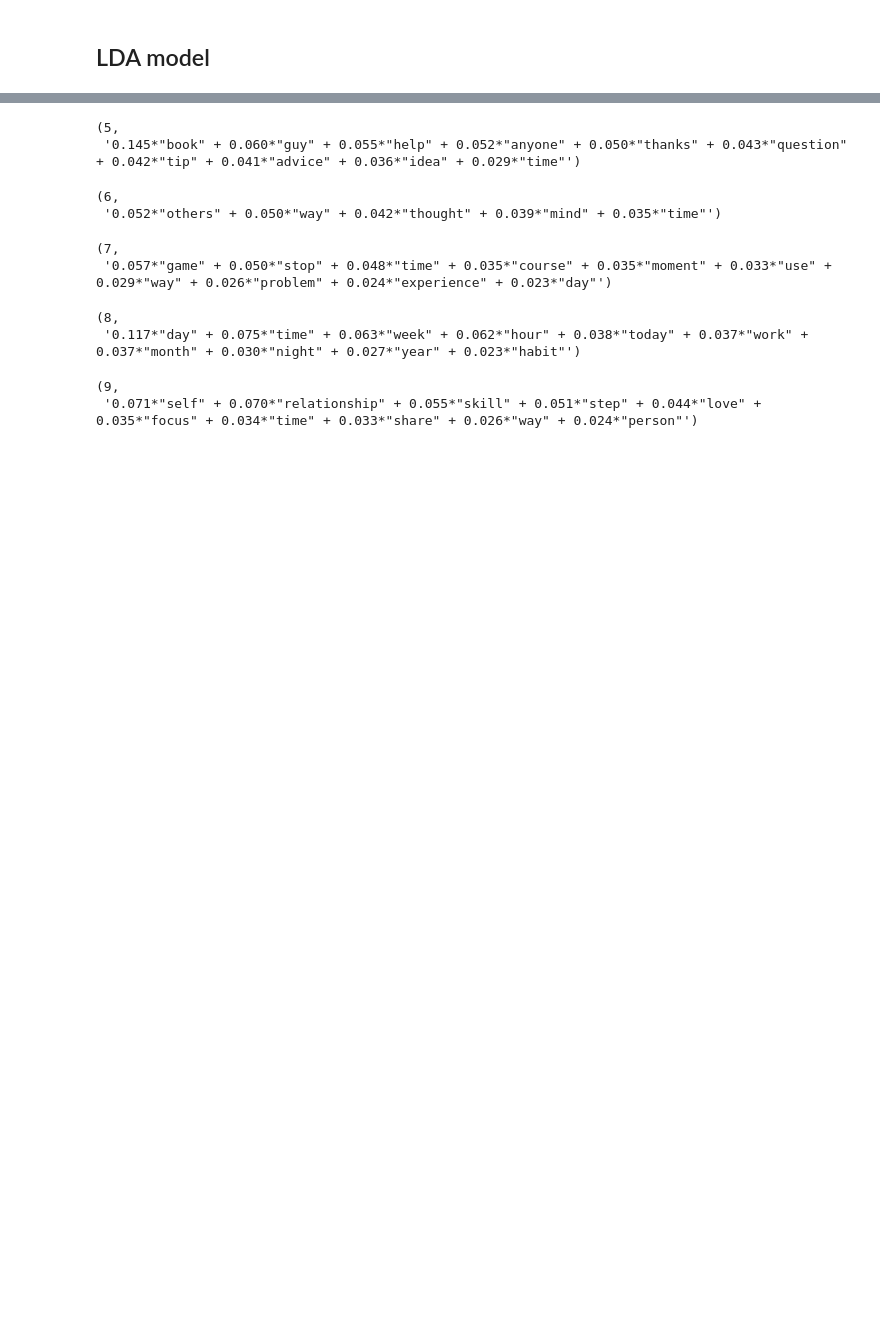
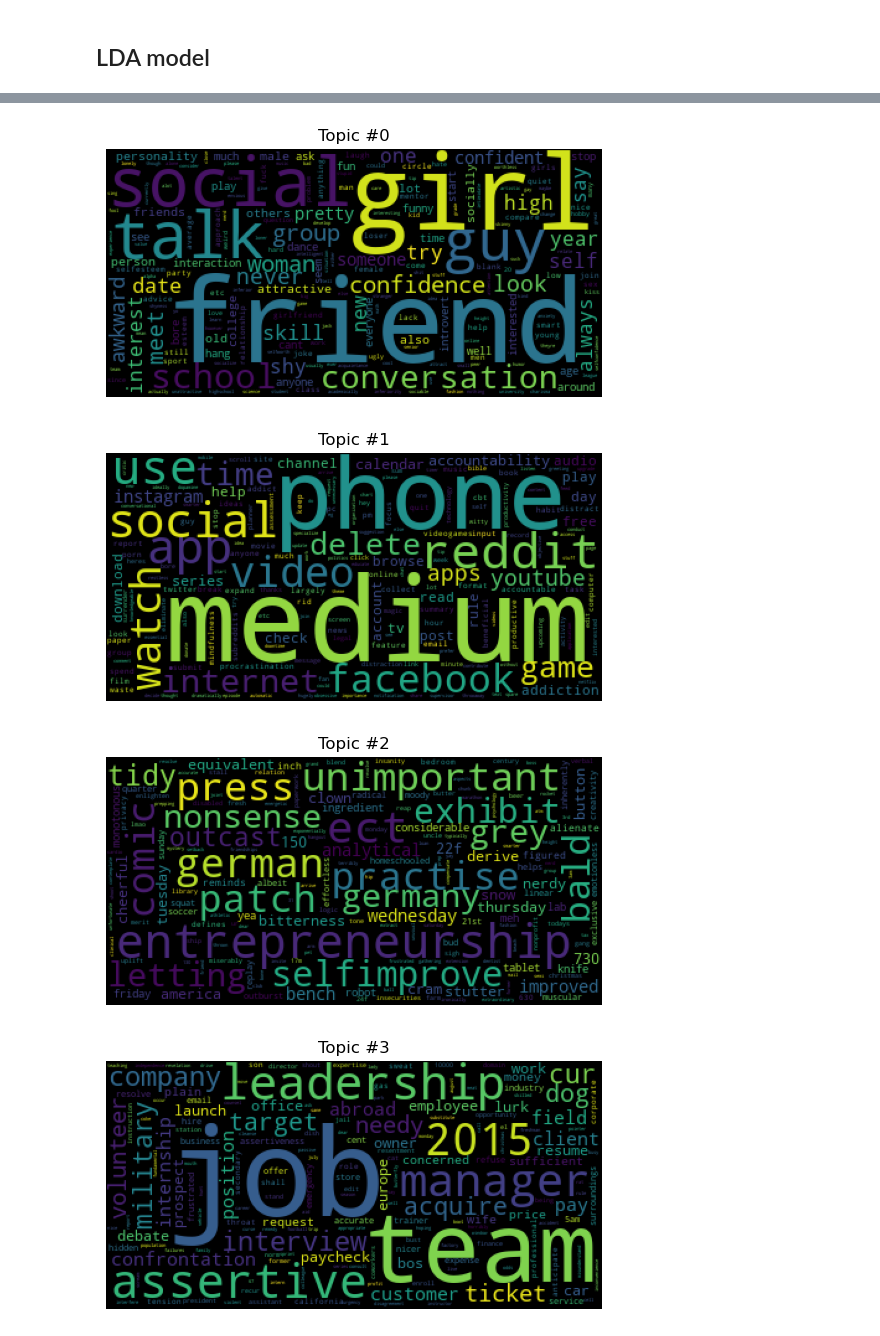
Before and after one commit to xamwood/Metis_unsupervised_NLP_project, a Jupyter notebook: improvement_project.ipynb, the cells around one changed output, grey strips where cells are left out. Saved outputs shown, nothing was run; the diff lists cells and outputs as text; code cells hidden in the pictures; blank space fills up the shorter version.

```diff
--- a/improvement_project.ipynb
+++ b/improvement_project.ipynb
@@ -554,14 +594,16 @@ consider_removing = ['like','feel','goal','think',
 # %%
+# make the bow and term doc matrix the same (this is whats giving you errors)
+
 from sklearn.feature_extraction.text import CountVectorizer
 from gensim import corpora, models, matutils
 
+docs = post_df_sm.title_selftext
 
+vectorizer = TfidfVectorizer(min_df = .001, max_df = .999, stop_words = consider_removing)
+vectorized = vectorizer.fit_transform(docs)
+doc_tokenized = vectorizer.inverse_transform(vectorized)
 
-docs = post_df.title_selftext
-
-
-#vectorizer = CountVectorizer(stop_words = consider_removing)
-#vectorizer = CountVectorizer(min_df = .05, max_df = .95)
-vectorizer = TfidfVectorizer(min_df = .05, max_df = .60, stop_words = consider_removing)
+dictionary = corpora.Dictionary()
+bow = [dictionary.doc2bow(doc, allow_update=True) for doc in doc_tokenized]
 
 term_doc_matrix = vectorizer.fit_transform(docs).transpose()
@@ -570,7 +610,9 @@ NameError: name 'simple_preprocess' is not defined
+# %%
+num_topics = 14
 # %%
 corpus = matutils.Sparse2Corpus(term_doc_matrix)
 id2word = dict((v,k) for k, v in vectorizer.vocabulary_.items())
-lda = models.LdaModel(corpus = corpus, num_topics = 10, id2word = id2word, random_state = 21)
+lda = models.LdaModel(corpus = corpus, num_topics = num_topics, id2word = id2word, random_state = 21)
 # %%
 topics = lda.print_topics()
 # %%
@@ -649,5 +637,0 @@ len(bow)
-# %%
-corpus = matutils.Sparse2Corpus(term_doc_matrix)
-id2word = dict((v,k) for k, v in vectorizer.vocabulary_.items())
-lda = models.LdaModel(corpus = corpus, num_topics = 10, id2word = id2word, random_state = 31)
-#10 seems to make some sense
@@ -681,25 +638,14 @@ topics[4]
-# %%
-topics[5]
-# %% [output]
-(5,
- '0.145*"book" + 0.060*"guy" + 0.055*"help" + 0.052*"anyone" + 0.050*"thanks" + 0.043*"question" + 0.042*"tip" + 0.041*"advice" + 0.036*"idea" + 0.029*"time"')
-# %%
-topics[6]
-# %% [output]
-(6,
- '0.052*"others" + 0.050*"way" + 0.042*"thought" + 0.039*"mind" + 0.035*"time"')
-# %%
-topics[7]
-# %% [output]
-(7,
- '0.057*"game" + 0.050*"stop" + 0.048*"time" + 0.035*"course" + 0.035*"moment" + 0.033*"use" + 0.029*"way" + 0.026*"problem" + 0.024*"experience" + 0.023*"day"')
-# %%
-topics[8]
-# %% [output]
-(8,
- '0.117*"day" + 0.075*"time" + 0.063*"week" + 0.062*"hour" + 0.038*"today" + 0.037*"work" + 0.037*"month" + 0.030*"night" + 0.027*"year" + 0.023*"habit"')
-# %%
-topics[9]
-# %% [output]
-(9,
- '0.071*"self" + 0.070*"relationship" + 0.055*"skill" + 0.051*"step" + 0.044*"love" + 0.035*"focus" + 0.034*"time" + 0.033*"share" + 0.026*"way" + 0.024*"person"')
+# %%
+from wordcloud import WordCloud
+import matplotlib.pyplot as plt
+for t in range(lda.num_topics):
+    plt.figure()
+    plt.imshow(WordCloud().fit_words(dict(lda.show_topic(t, 200))))
+    plt.axis("off")
+    plt.title("Topic #" + str(t))
+    plt.show()
+# %% [output]
+[figure, added]
+[figure, added]
+[figure, added]
+[figure, added]
```
Also changed, not shown: parts of 82 cells of this notebook.
